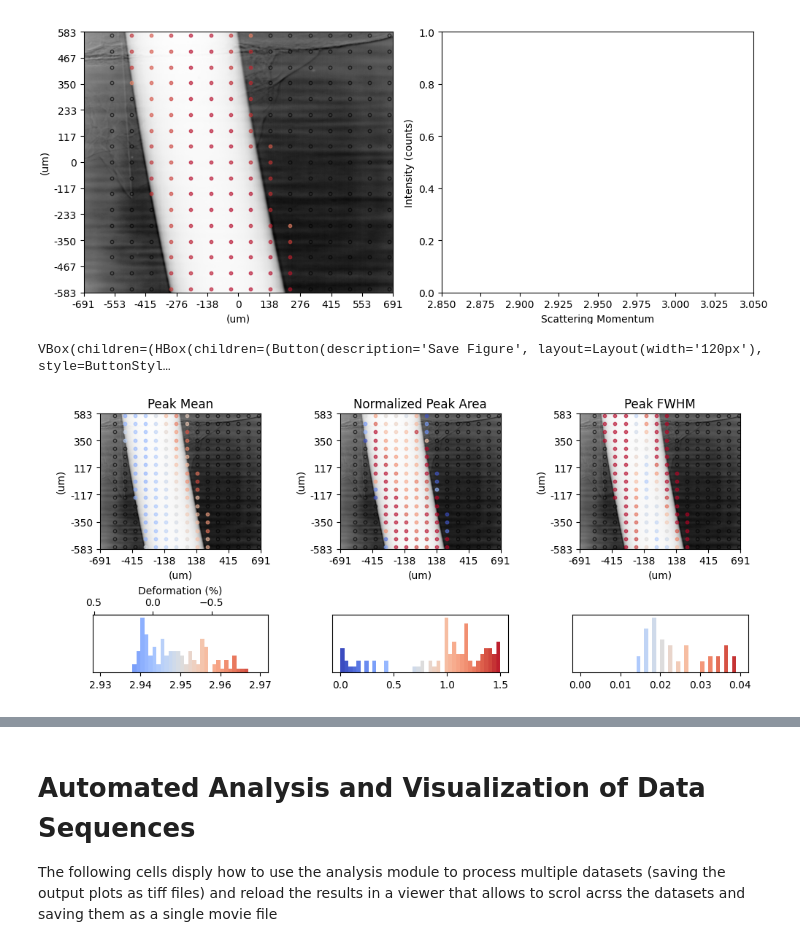
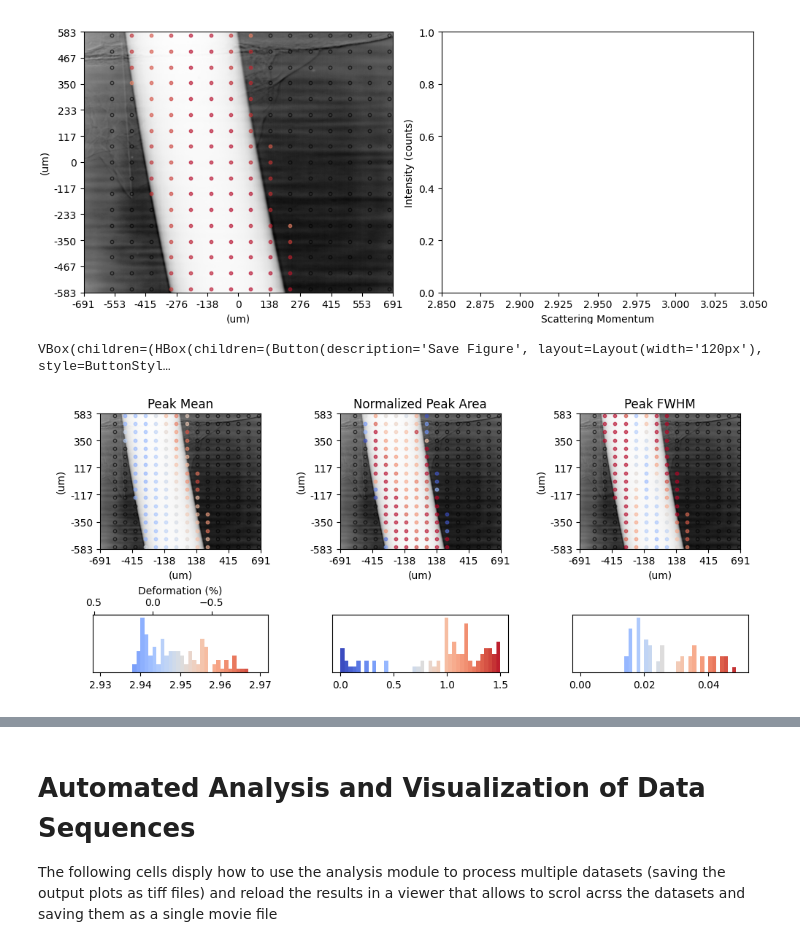
Before and after one commit to DIAD-beamline/DIAD_Diffraction, a Jupyter notebook: notebooks/ExampleNotebook_DiffractionDataAnalysis.ipynb, the cells around one changed output, grey strips where cells are left out. Saved outputs shown, nothing was run; the diff lists cells and outputs as text; code cells hidden in the pictures.

```diff
--- a/notebooks/ExampleNotebook_DiffractionDataAnalysis.ipynb
+++ b/notebooks/ExampleNotebook_DiffractionDataAnalysis.ipynb
@@ -60,9 +60,9 @@ Object parameters:
 - "GoF_threshold" ... Threshold of the GoF to consider the peak modelling reliable for the hystogram statistics
 - "Percentile" ... Percentile to define the outliers for the color scale range
 # %%
-Viewer = DiffractionDataAnalysis_Azzimuthal(
+Reference = DiffractionDataAnalysis_Azzimuthal(
     dat_path / "mg12123-1" / "processed" / "k11-66526-diffraction-DiffInt_AzzTxt.nxs",
     dat_path / "mg12123-1" / "nexus" / "66350",
     dat_path / "mg12123-1" / "nexus" / "k11-66525.nxs",
     dat_path / "mg12123-1" / "processing" / "output")
-Viewer.InputOutput()
+Reference.InputOutput()
@@ -79,11 +86,11 @@ Viewer.ImageCorrelatedCrystallography_Azimuthal_Explore(Qmin,Qmax,cheb,gofx,thrc
 [interactive output not drawn]
 [figure]
 # %%
-Viewer.ImageCorrelatedCrystallography_Azimuthal(Qmin,Qmax,cheb,gofx,thrc,'view',
+Reference.ImageCorrelatedCrystallography_Azimuthal(Qmin,Qmax,cheb,gofx,thrc,'view',
                                                      Mean_min=2.93, Mean_max=2.97,
                                                      Area_min=0.0, Area_max=1.5,
-                                                     FWHM_min=0.00, FWHM_max=0.04,
+                                                     FWHM_min=0.00, FWHM_max=0.05,
                                                      Mean_relax=2.943)
 # %% [output]
 VBox(children=(HBox(children=(Button(description='Save Figure', layout=Layout(width='120px'), style=ButtonStyl…
-[figure, old version]
+[figure, new version]
```
Also changed, not shown: parts of 7 cells of this notebook, 6 other files.
